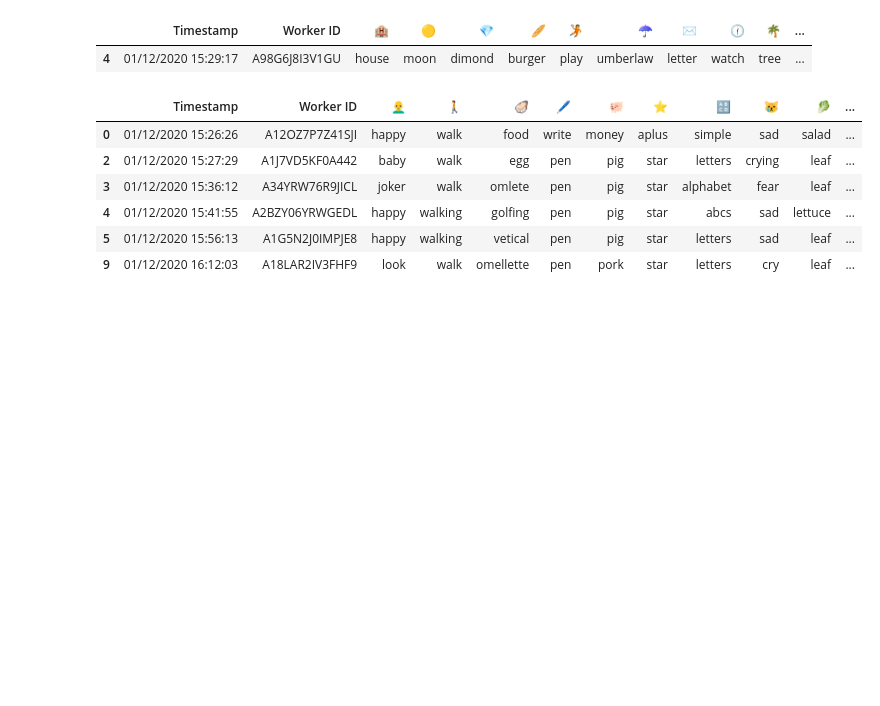
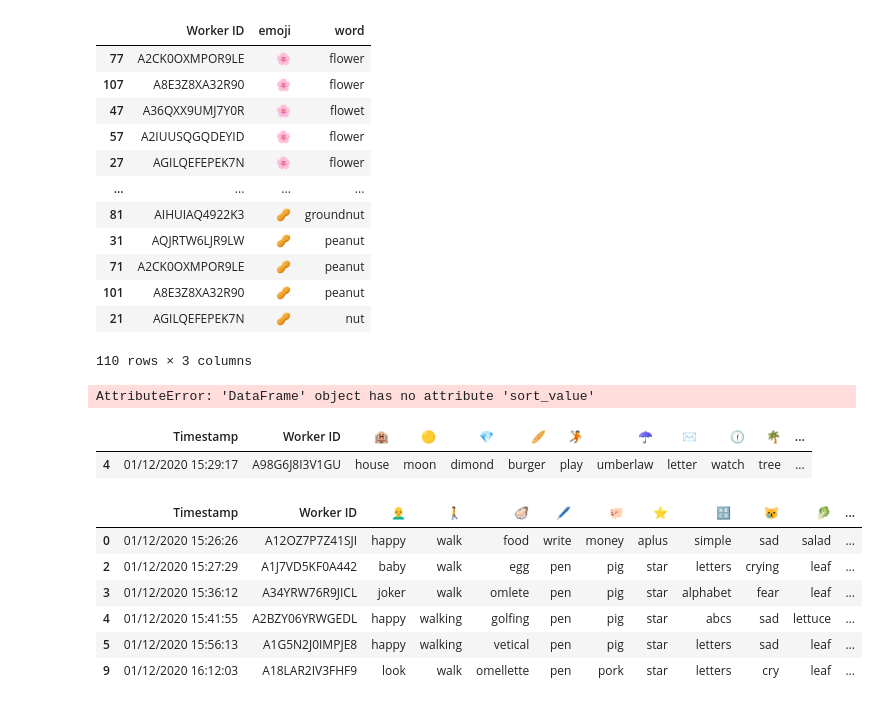
Before and after one commit to ymentha14/emojis_dataset, a Jupyter notebook: notebooks/analyze_form_results.ipynb, the cells around one changed output. Saved outputs shown, nothing was run; the diff lists cells and outputs as text; code cells hidden in the pictures; blank space fills up the shorter version.

```diff
--- a/notebooks/analyze_form_results.ipynb
+++ b/notebooks/analyze_form_results.ipynb
@@ -98,3 +175,23 @@ df0
+# %%
+data.sort_values('emoji')
+# %% [output]
+|  | Worker ID | emoji | word |
+| 77 | A2CK0OXMPOR9LE | 🌸 | flower |
+| 107 | A8E3Z8XA32R90 | 🌸 | flower |
+| 47 | A36QXX9UMJ7Y0R | 🌸 | flowet |
+| 57 | A2IUUSQGQDEYID | 🌸 | flower |
+| 27 | AGILQEFEPEK7N | 🌸 | flower |
+| ... | ... | ... | ... |
+| 81 | AIHUIAQ4922K3 | 🥜 | groundnut |
+| 31 | AQJRTW6LJR9LW | 🥜 | peanut |
+| 71 | A2CK0OXMPOR9LE | 🥜 | peanut |
+| 101 | A8E3Z8XA32R90 | 🥜 | peanut |
+| 21 | AGILQEFEPEK7N | 🥜 | nut |
+110 rows × 3 columns
+# %%
+data.sort_value('emoji')
+# %% [output]
+AttributeError: 'DataFrame' object has no attribute 'sort_value'
 # %%
 df0 = pd.read_csv("../data/processed/auto_mturk/forms_log_results/run2/0.csv")
 rej0 = ['A98G6J8I3V1GU']
```
Also changed, not shown: parts of 10 cells of this notebook, 2 other files.
